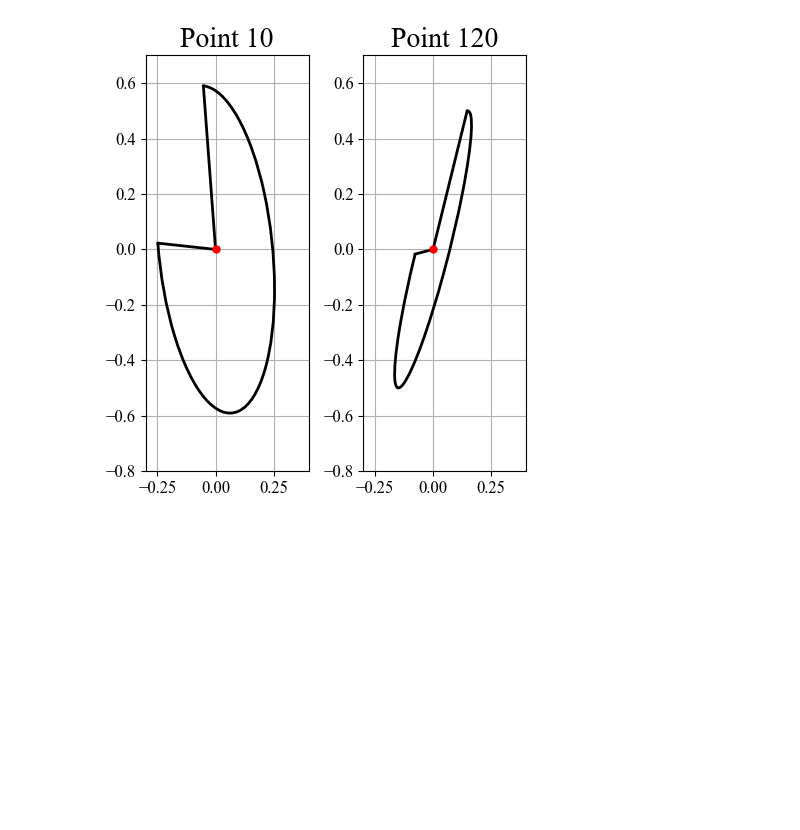
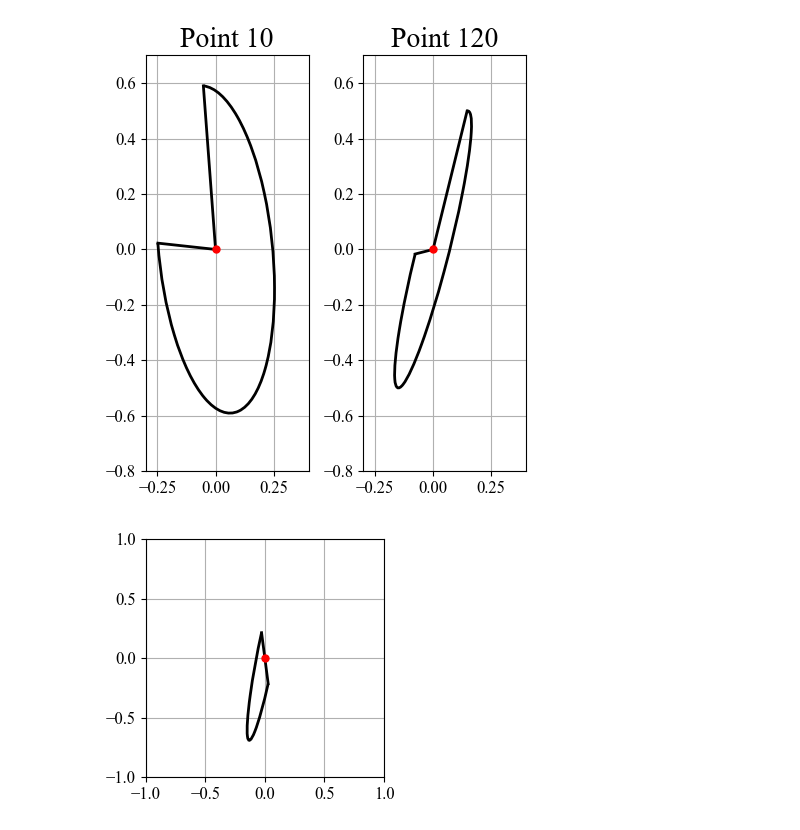
Before and after one commit to yang-si-hang/paper-2023, a Jupyter notebook: Test branch/PD/DataAnalyse/20240325-mani graph/ManipulabilityGraph.ipynb, the cells around one changed output. Saved outputs shown, nothing was run; the diff lists cells and outputs as text; code cells hidden in the pictures; blank space fills up the shorter version.

Commit message:
202406102332-contact point selection

```diff
--- a/Test branch/PD/DataAnalyse/20240325-mani graph/ManipulabilityGraph.ipynb
+++ b/Test branch/PD/DataAnalyse/20240325-mani graph/ManipulabilityGraph.ipynb
@@ -88,9 +89,9 @@ direction1, direction2 = np.array([-1, 0]), np.array([1, 0])      # bottom
 # direction1, direction2 = np.array([0, -1]), np.array([0, 1])        # right
 
 # direction1, direction2 = np.array([0, -1]), np.array([-1, 0])       # right-top
-direction1, direction2 = np.array([-1, 0]), np.array([0, 1])        # right-bottom
+# direction1, direction2 = np.array([-1, 0]), np.array([0, 1])        # right-bottom
 
-points_list = [10]
+points_list = [118]
 for idx_value in points_list:
     idx = mani_list.index(idx_value)
     j_tmp = mani_j[:, idx*2:idx*2+2]
@@ -125,5 +126,5 @@ for idx_value in points_list:
     print('Area', s)
 
     dict_tmp = {'s': s, 'rot': rot_ang, 'arc_range': [ang1, ang2], 'j_direction1': j_direction1, 'j_direction2': j_direction2, 'idx': idx_value}
-    corner_dict_list1.append(dict_tmp)
+    bottom_dict_list.append(dict_tmp)
 # %% [output]
@@ -299,3 +300,41 @@ plt.tight_layout()
 plt.show()
 # %% [output]
 [figure]
+# %%
+"""
+绘制指定操作点的可操作性图
+point idx = 5, 76, 118. 直接修改points_list中的数值即可
+"""
+dict_list = bottom_dict_list
+fig, axes = plt.subplots(1, 1, figsize=(6, 3), dpi=100)
+N = 0
+ax = axes
+point_idx = dict_list[N]['idx']
+
+axes.tick_params(axis='both', which='major', labelsize=12)    # 设置刻度标签大小
+
+s = dict_list[N]['s']
+rot_ang = dict_list[N]['rot']
+ang1, ang2 = dict_list[N]['arc_range']
+j_direction1 = dict_list[N]['j_direction1']
+j_direction2 = dict_list[N]['j_direction2']
+
+# 定义椭圆圆弧的参数:中心点坐标、宽度、高度、旋转角度、开始角度、结束角度
+ellipse_arc = patches.Arc((0., 0.), s[0]*2, s[1]*2, angle=rot_ang, theta1=ang1, theta2=ang2, color='k', linewidth=2)
+ellipse_arc.set_zorder(2)
+
+# 将椭圆圆弧添加到子图上
+ax.add_patch(ellipse_arc)
+ax.plot([0., j_direction1[0]], [0., j_direction1[1]], color='k', linewidth=2, zorder=2)
+ax.plot([0., j_direction2[0]], [0., j_direction2[1]], color='k', linewidth=2, zorder=2)
+ax.scatter(0, 0, color='r', s=25, zorder=3)
+
+ax.set_xlim([-1., 1.])
+ax.set_ylim([-1., 1.])
+ax.set_aspect('equal', adjustable='box')
+ax.grid(True, zorder=0)
+
+plt.tight_layout()
+plt.show()
+# %% [output]
+[figure, added]
```
Also changed, not shown: parts of 2 cells of this notebook, 4 other files.
